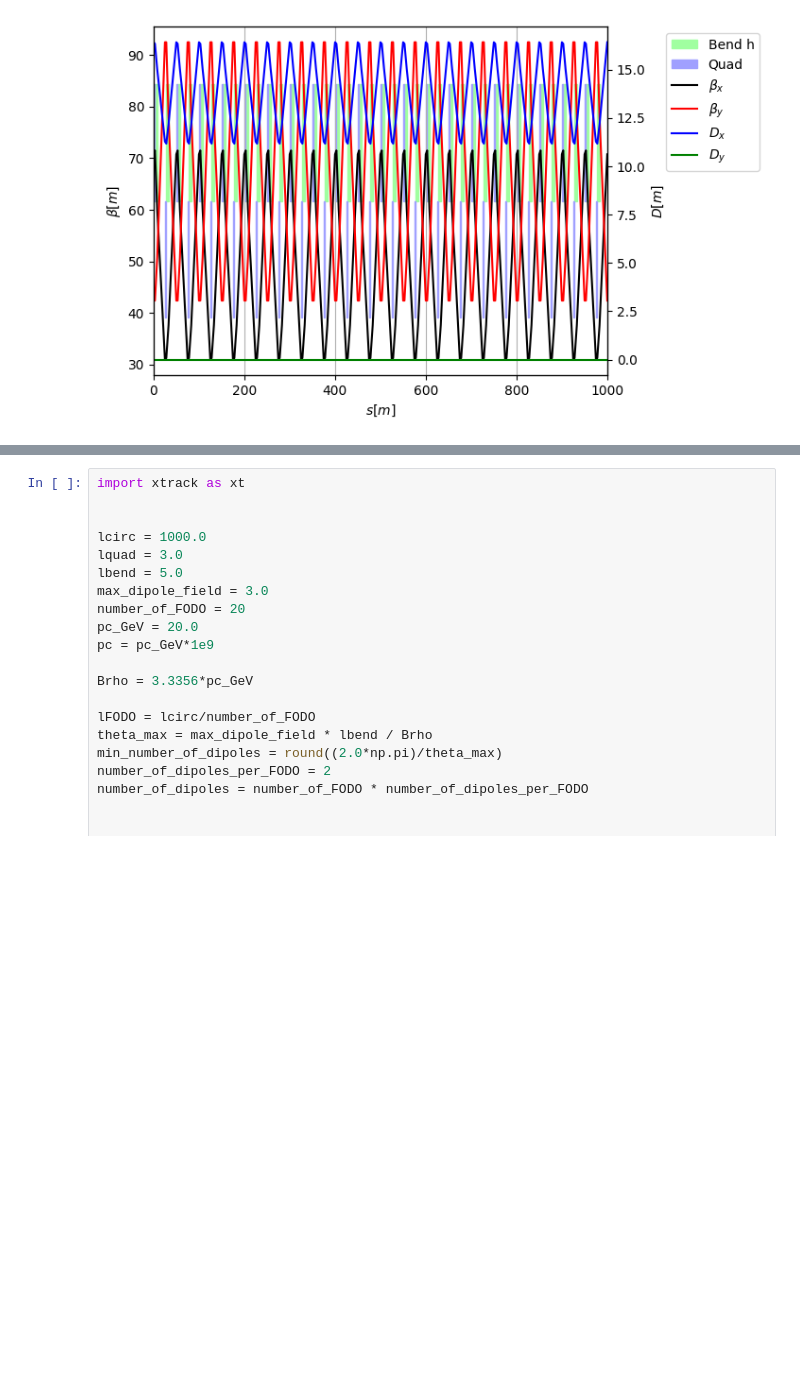
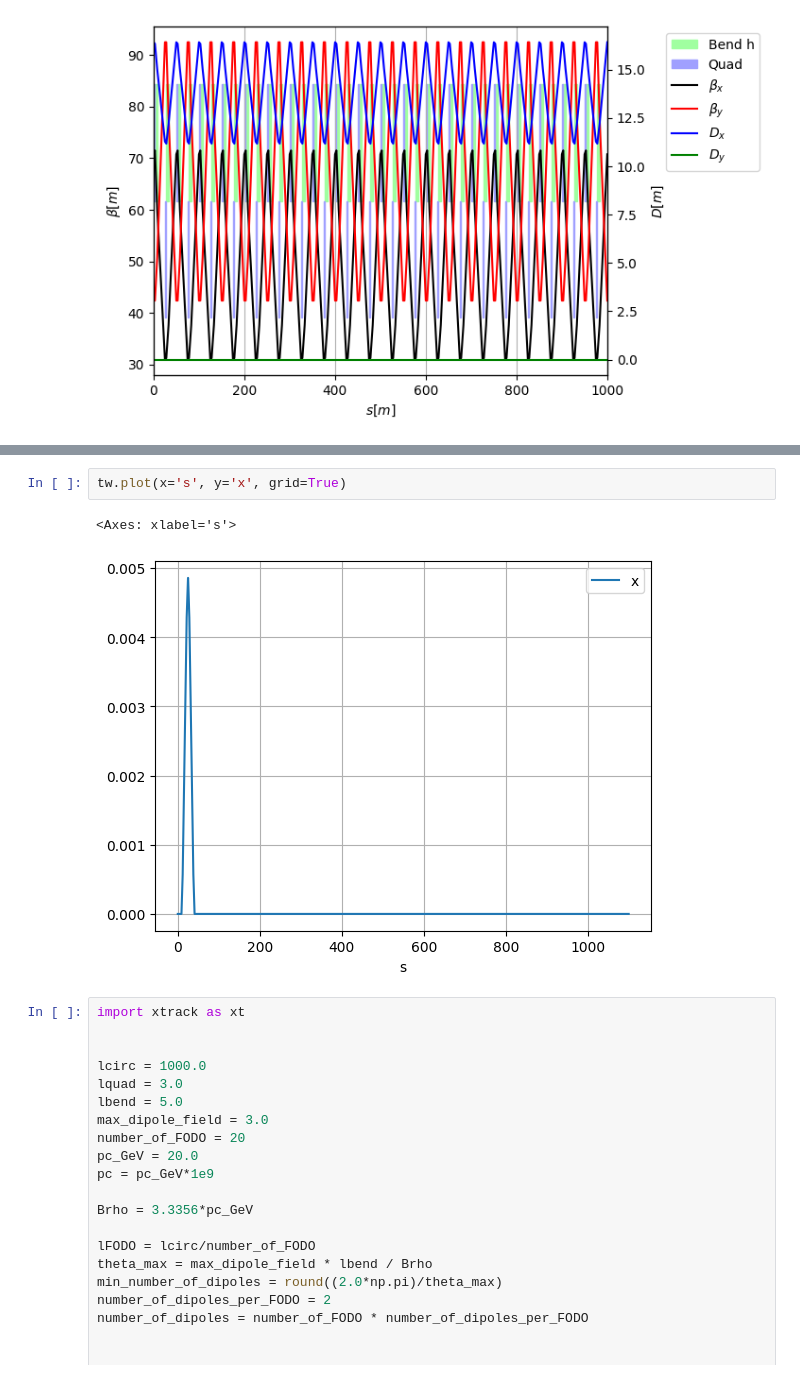
Before and after one commit to gornalexander/cas-beam-optics, a Jupyter notebook: line.ipynb, the cells around one changed output, grey strips where cells are left out. Drawn from its saved outputs; the diff is of its cells as text; blank space fills up the shorter version.

```diff
--- a/line.ipynb
+++ b/line.ipynb
@@ -280,3 +328,8 @@ tw.index = tw['name']
+# %%
+tw.plot(x='s', y='x', grid=True)
+# %% [output]
+<Axes: xlabel='s'>
+[figure, added]
 # %%
 import xtrack as xt
 
```
Also changed, not shown: parts of 4 cells of this notebook.
